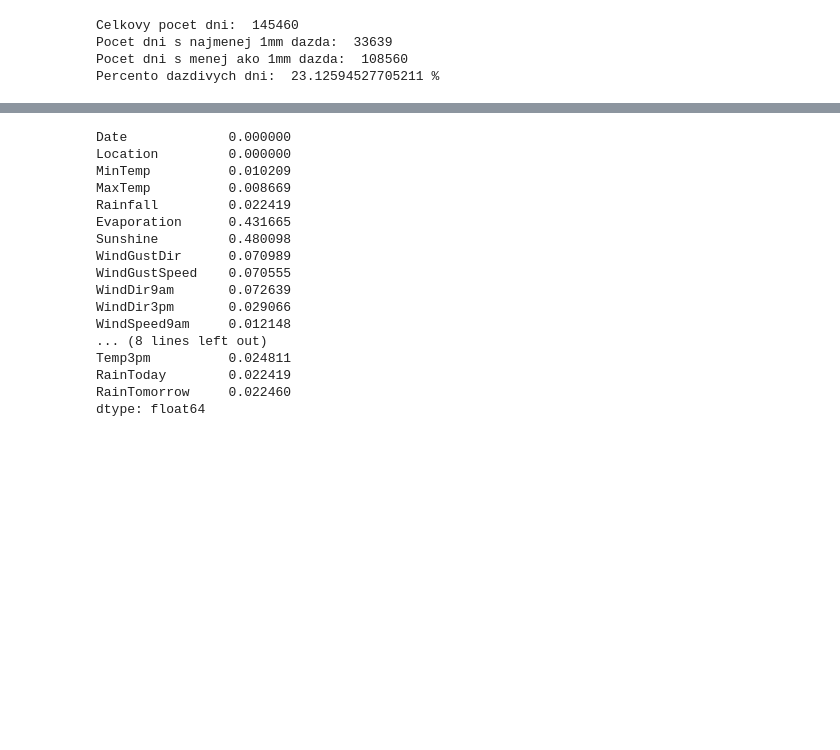
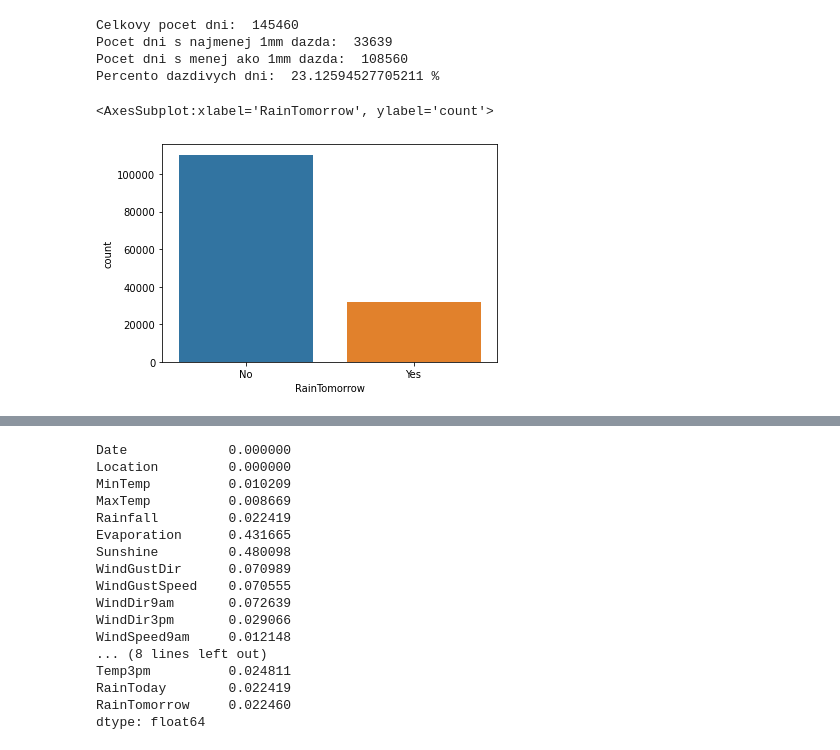
Before and after one commit to janex98/Petras_NS2021, a Jupyter notebook: Petras_projekt_NS.ipynb, the cells around one changed output, grey strips where cells are left out. Drawn from its saved outputs; the diff is of its cells as text; code cells hidden in the pictures; blank space fills up the shorter version.

Commit message:
Trenovanie, uspesnost modelu, vizualizacia, popis + rozne upravy

```diff
--- a/Petras_projekt_NS.ipynb
+++ b/Petras_projekt_NS.ipynb
@@ -98,3 +130,11 @@ Celkovy pocet dni:  145460
 Pocet dni s najmenej 1mm dazda:  33639
 Pocet dni s menej ako 1mm dazda:  108560
 Percento dazdivych dni:  23.12594527705211 %
+# %%
+# vizualizacia
+
+# graf zobrazuje pocet kolko dni bude prsat zajtra a kolko nie
+sns.countplot(x= dataset["RainTomorrow"])
+# %% [output]
+<AxesSubplot:xlabel='RainTomorrow', ylabel='count'>
+[figure, added]
```
Also changed, not shown: parts of 13 cells of this notebook.
